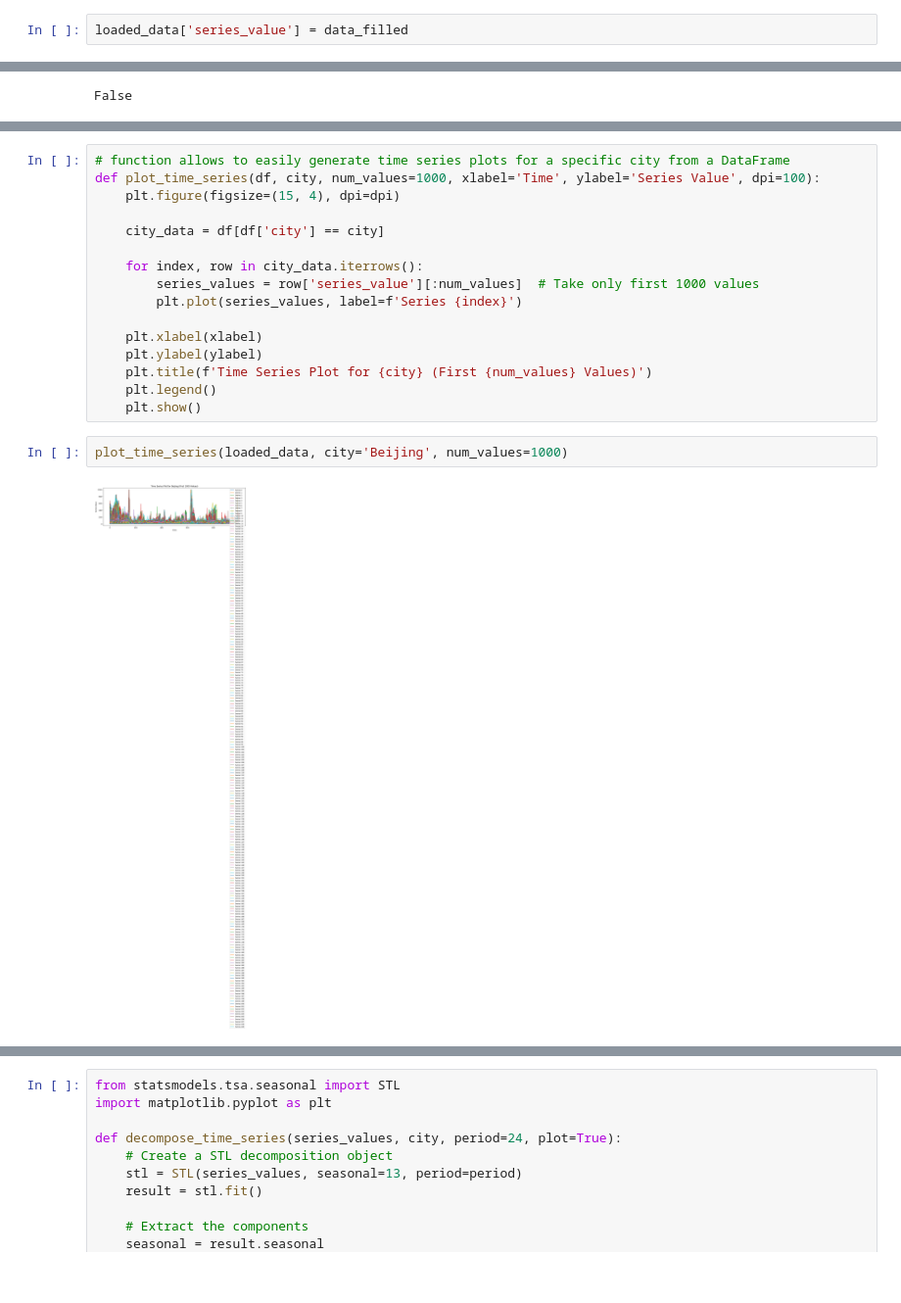
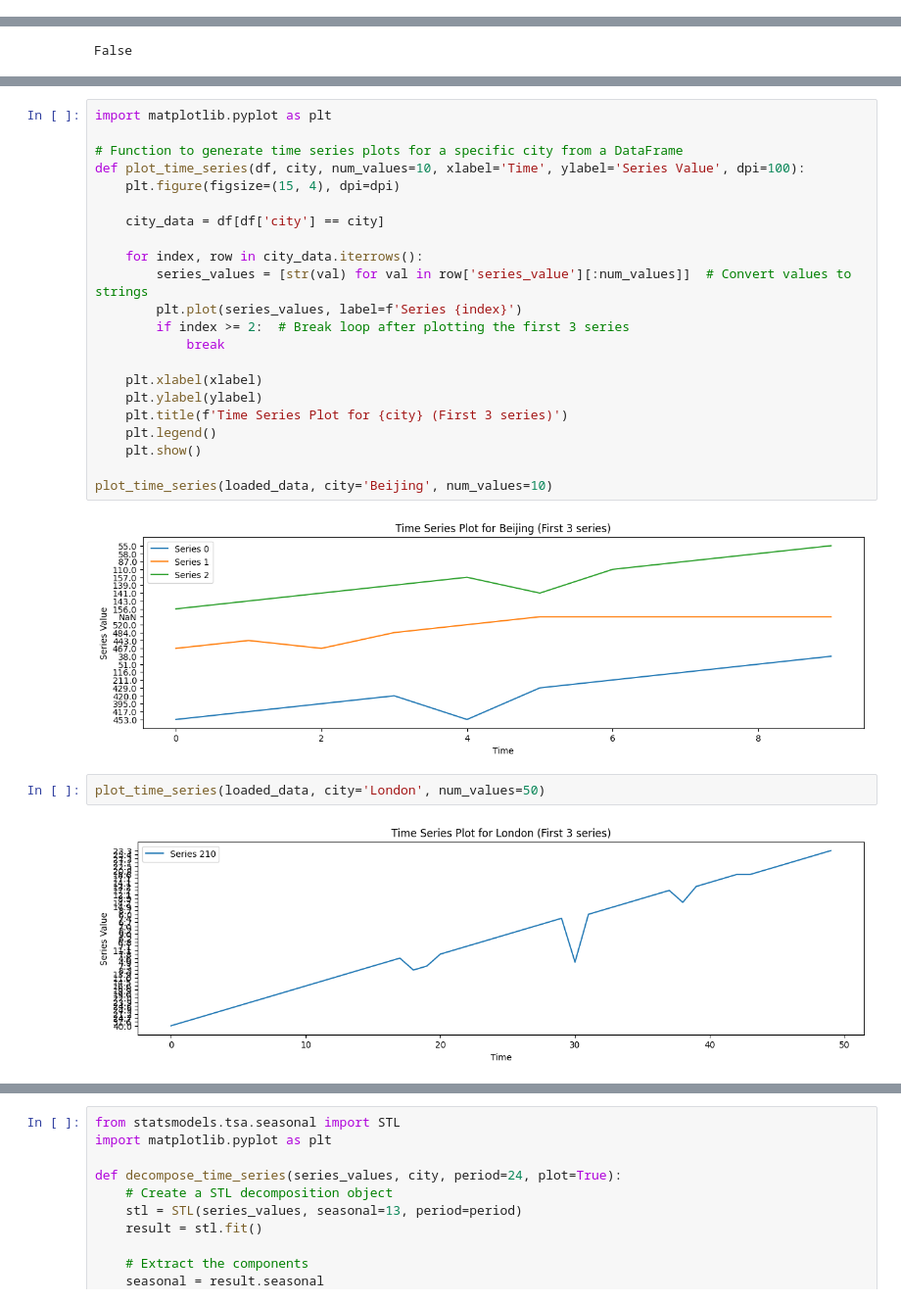
Before and after one commit to Wahiba275/KDD_Cup_Dataset_-with_Missing_Values-, a Jupyter notebook: KDD_Cup_Dataset_(with_Missing_Values).ipynb, the cells around one changed output, grey strips where cells are left out. Shown at 98% size. Saved outputs shown, nothing was run; the diff lists cells and outputs as text; blank space fills up the shorter version.

```diff
--- a/KDD_Cup_Dataset_(with_Missing_Values).ipynb
+++ b/KDD_Cup_Dataset_(with_Missing_Values).ipynb
@@ -250,5 +202,3 @@ Name: series_value, Length: 270, dtype: object
-# %%
-loaded_data['series_value'] = data_filled
 # %%
 loaded_data.head(5)
 # %% [output]
@@ -279,20 +311,28 @@ plt.show()
 # %%
-# function allows to easily generate time series plots for a specific city from a DataFrame
-def plot_time_series(df, city, num_values=1000, xlabel='Time', ylabel='Series Value', dpi=100):
+import matplotlib.pyplot as plt
+
+# Function to generate time series plots for a specific city from a DataFrame
+def plot_time_series(df, city, num_values=10, xlabel='Time', ylabel='Series Value', dpi=100):
     plt.figure(figsize=(15, 4), dpi=dpi)
 
     city_data = df[df['city'] == city]
 
     for index, row in city_data.iterrows():
-        series_values = row['series_value'][:num_values]  # Take only first 1000 values
+        series_values = [str(val) for val in row['series_value'][:num_values]]  # Convert values to strings
         plt.plot(series_values, label=f'Series {index}')
+        if index >= 2:  # Break loop after plotting the first 3 series
+            break
 
     plt.xlabel(xlabel)
     plt.ylabel(ylabel)
-    plt.title(f'Time Series Plot for {city} (First {num_values} Values)')
+    plt.title(f'Time Series Plot for {city} (First 3 series)')
     plt.legend()
     plt.show()
+
+plot_time_series(loaded_data, city='Beijing', num_values=10)
+# %% [output]
+[figure, added]
 # %%
-plot_time_series(loaded_data, city='Beijing', num_values=1000)
+plot_time_series(loaded_data, city='London', num_values=50)
 # %% [output]
-[figure, old version]
+[figure, new version]
```
Also changed, not shown: parts of 67 cells of this notebook.
